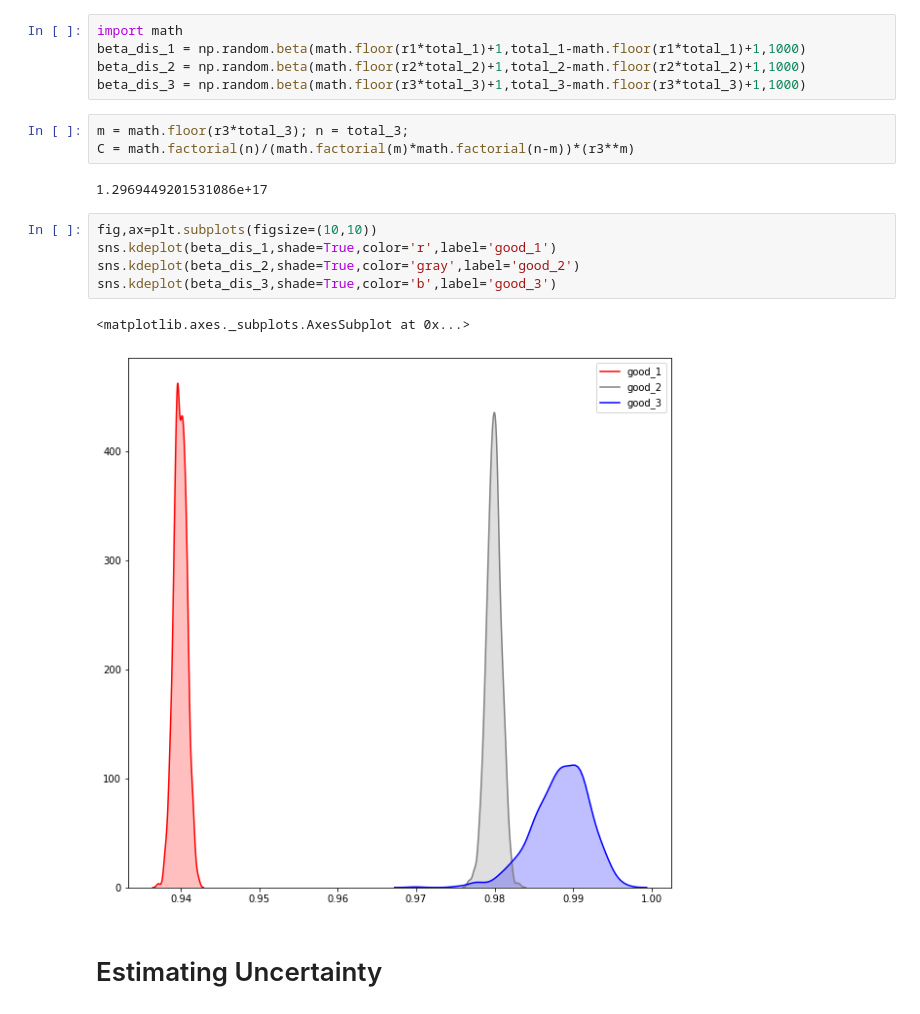
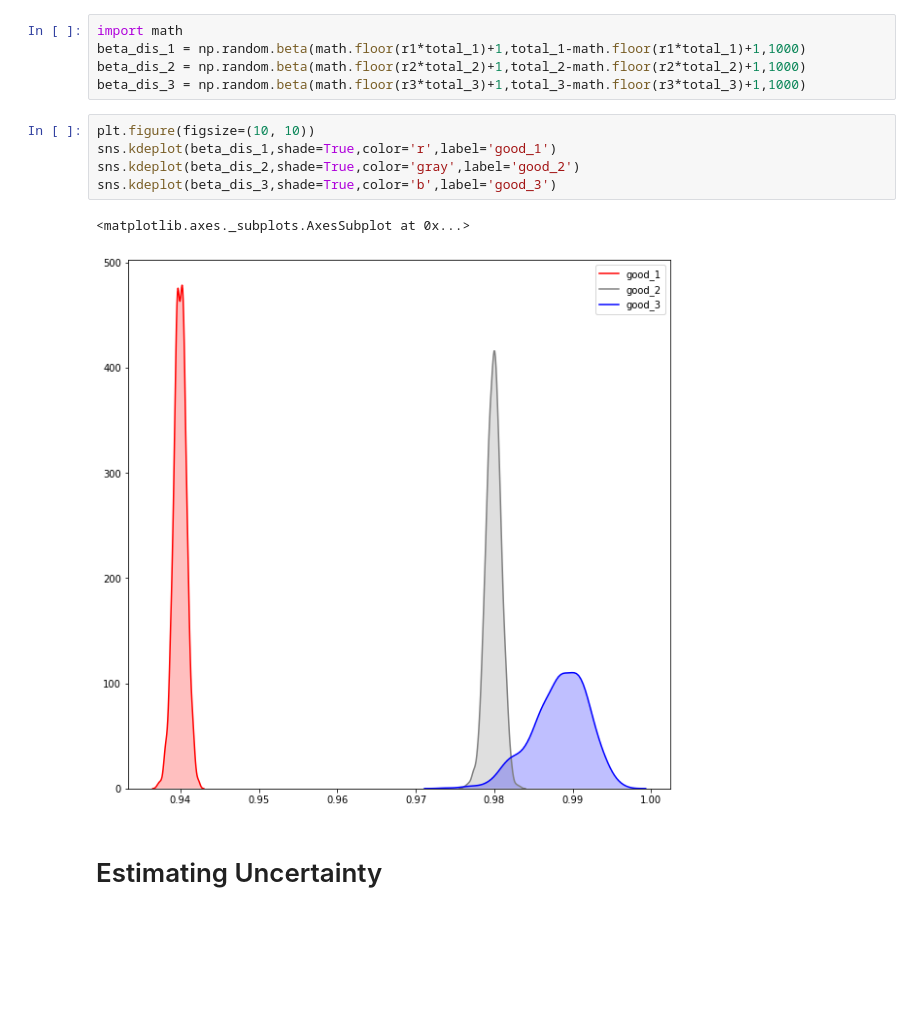
Before and after one commit to Randallzoeng/joutatsu-no-kotsu, a Jupyter notebook: Probability of Probability.ipynb, the cells around one changed output. Cells and saved outputs as stored; diff of their text form; blank space fills up the shorter version.

```diff
--- a/Probability of Probability.ipynb
+++ b/Probability of Probability.ipynb
@@ -91,19 +88,14 @@ import math
 beta_dis_1 = np.random.beta(math.floor(r1*total_1)+1,total_1-math.floor(r1*total_1)+1,1000)
 beta_dis_2 = np.random.beta(math.floor(r2*total_2)+1,total_2-math.floor(r2*total_2)+1,1000)
 beta_dis_3 = np.random.beta(math.floor(r3*total_3)+1,total_3-math.floor(r3*total_3)+1,1000)
-# %%
-m = math.floor(r3*total_3); n = total_3;
-C = math.factorial(n)/(math.factorial(m)*math.factorial(n-m))*(r3**m)
-# %% [output]
-1.2969449201531086e+17
 # %%
-fig,ax=plt.subplots(figsize=(10,10))
+plt.figure(figsize=(10, 10))
 sns.kdeplot(beta_dis_1,shade=True,color='r',label='good_1')
 sns.kdeplot(beta_dis_2,shade=True,color='gray',label='good_2')
 sns.kdeplot(beta_dis_3,shade=True,color='b',label='good_3')
 # %% [output]
 <matplotlib.axes._subplots.AxesSubplot at 0x...>
-[figure, old version]
+[figure, new version]
 # %% [markdown]
 # Estimating Uncertainty
 # %%
```
Also changed, not shown: parts of 10 cells of this notebook.
